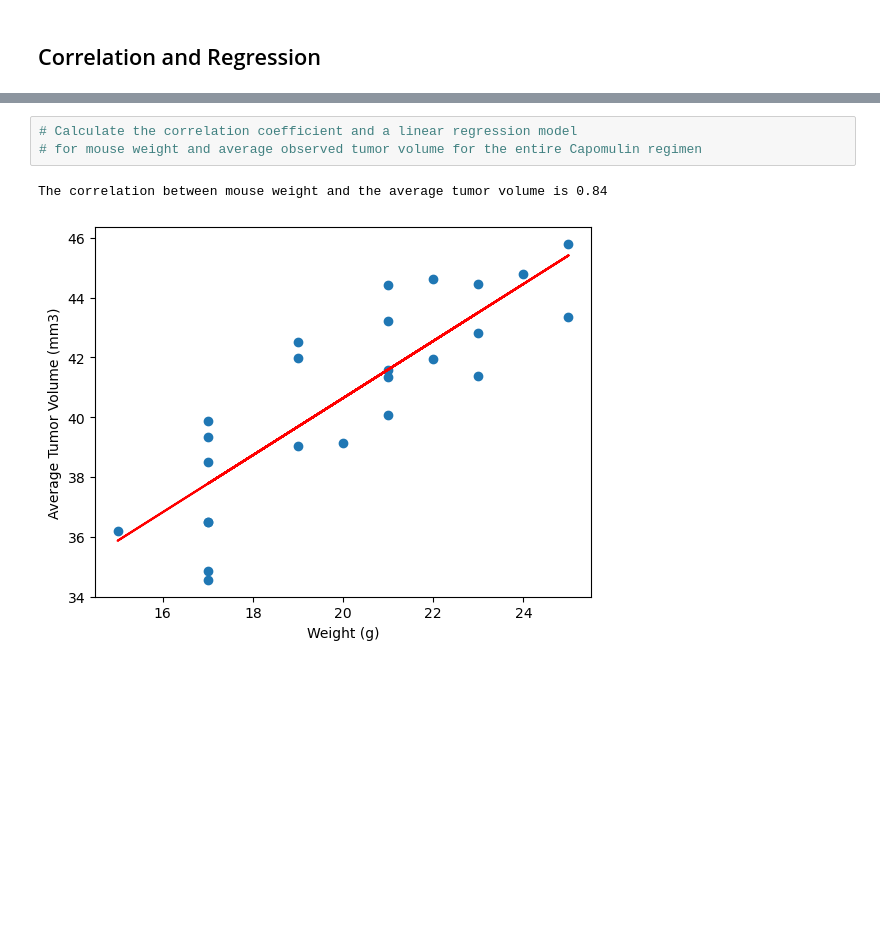
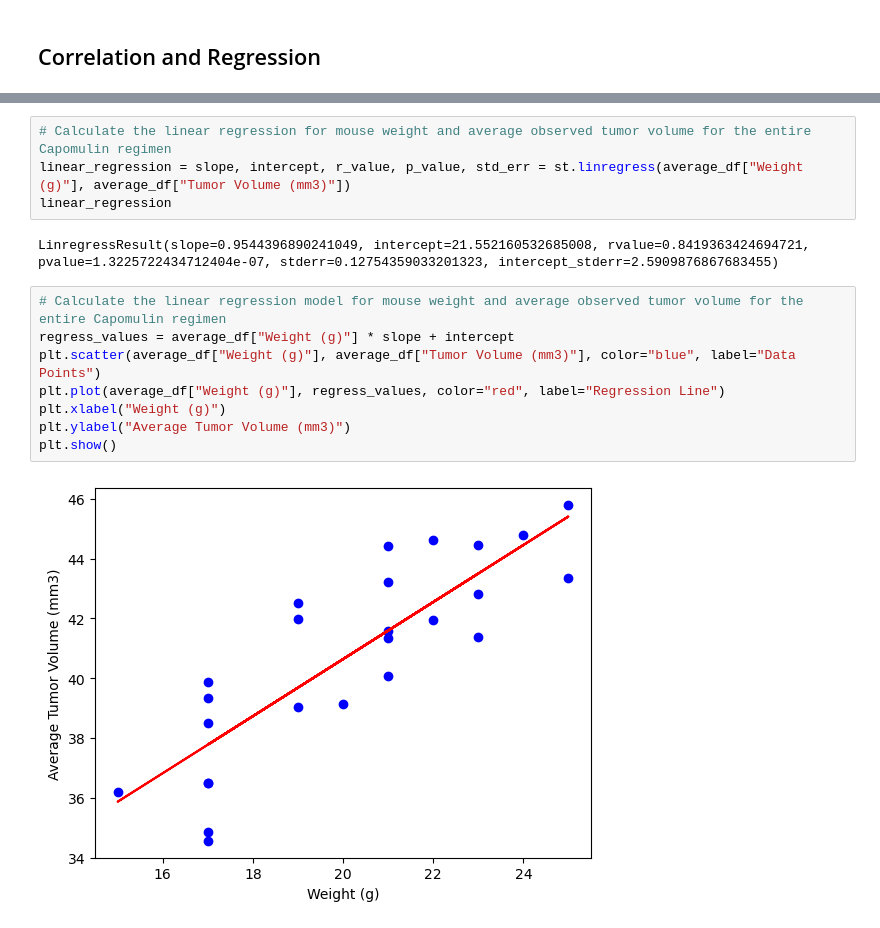
Before and after one commit to ShainaJ25/Matplotlib-challenge, a Jupyter notebook: Pymaceuticals/pymaceuticals_starter.ipynb, the cells around one changed output, grey strips where cells are left out. Saved outputs shown, nothing was run; the diff lists cells and outputs as text; blank space fills up the shorter version.

```diff
--- a/Pymaceuticals/pymaceuticals_starter.ipynb
+++ b/Pymaceuticals/pymaceuticals_starter.ipynb
@@ -240,6 +310,16 @@ line_df =
 # %%
-# Calculate the correlation coefficient and a linear regression model
-# for mouse weight and average observed tumor volume for the entire Capomulin regimen
+# Calculate the linear regression for mouse weight and average observed tumor volume for the entire Capomulin regimen
+linear_regression = slope, intercept, r_value, p_value, std_err = st.linregress(average_df["Weight (g)"], average_df["Tumor Volume (mm3)"])
+linear_regression
 # %% [output]
-The correlation between mouse weight and the average tumor volume is 0.84
+LinregressResult(slope=0.9544396890241049, intercept=21.552160532685008, rvalue=0.8419363424694721, pvalue=1.3225722434712404e-07, stderr=0.12754359033201323, intercept_stderr=2.5909876867683455)
-[figure, removed]
+# %%
+# Calculate the linear regression model for mouse weight and average observed tumor volume for the entire Capomulin regimen
+regress_values = average_df["Weight (g)"] * slope + intercept
+plt.scatter(average_df["Weight (g)"], average_df["Tumor Volume (mm3)"], color="blue", label="Data Points")
+plt.plot(average_df["Weight (g)"], regress_values, color="red", label="Regression Line")
+plt.xlabel("Weight (g)")
+plt.ylabel("Average Tumor Volume (mm3)")
+plt.show()
+# %% [output]
+[figure, added]
```
Also changed, not shown: parts of 10 cells of this notebook, 2 other files.
